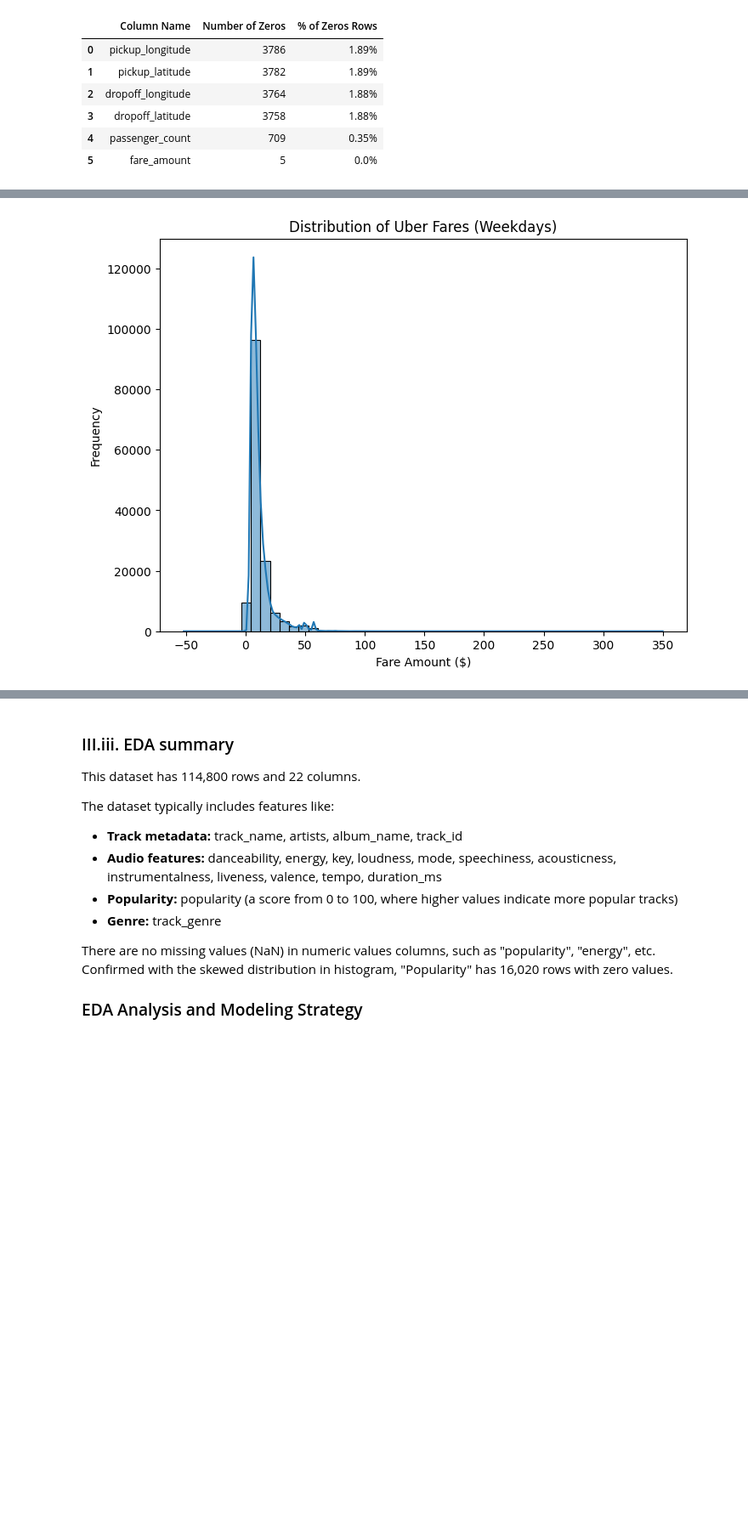
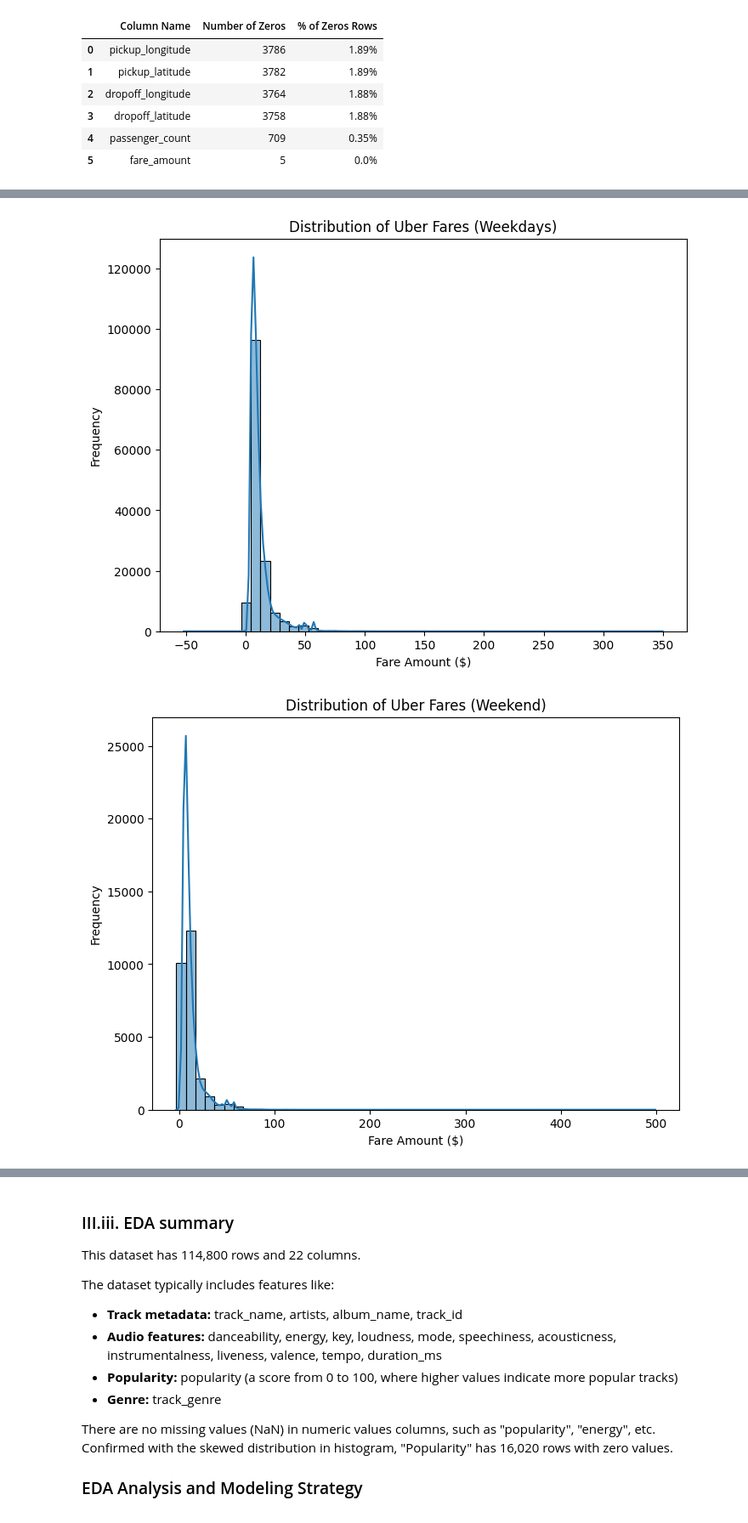
Before and after one commit to ameau01/Uber-Fare-Prediction, a Jupyter notebook: uber-fare-prediction.ipynb, the cells around one changed output, grey strips where cells are left out. Shown at 85% size. Drawn from its saved outputs; the diff is of its cells as text; code cells hidden in the pictures; blank space fills up the shorter version.

```diff
--- a/uber-fare-prediction.ipynb
+++ b/uber-fare-prediction.ipynb
@@ -219,10 +235,18 @@ plt.show()
 # %%
 # Plot of distribution of uber fares on weekdays (Mon-Fri)
 plt.figure(figsize=(8, 6))
 sns.histplot(data_weekday['fare_amount'], bins=50, kde=True)
 plt.title('Distribution of Uber Fares (Weekdays)')
 plt.xlabel('Fare Amount ($)')
 plt.ylabel('Frequency')
 plt.show()
+
+plt.figure(figsize=(8, 6))
+sns.histplot(data_weekend['fare_amount'], bins=50, kde=True)
+plt.title('Distribution of Uber Fares (Weekend)')
+plt.xlabel('Fare Amount ($)')
+plt.ylabel('Frequency')
+plt.show()
 # %% [output]
 [figure]
+[figure, added]
```
Also changed, not shown: parts of 5 cells of this notebook.
